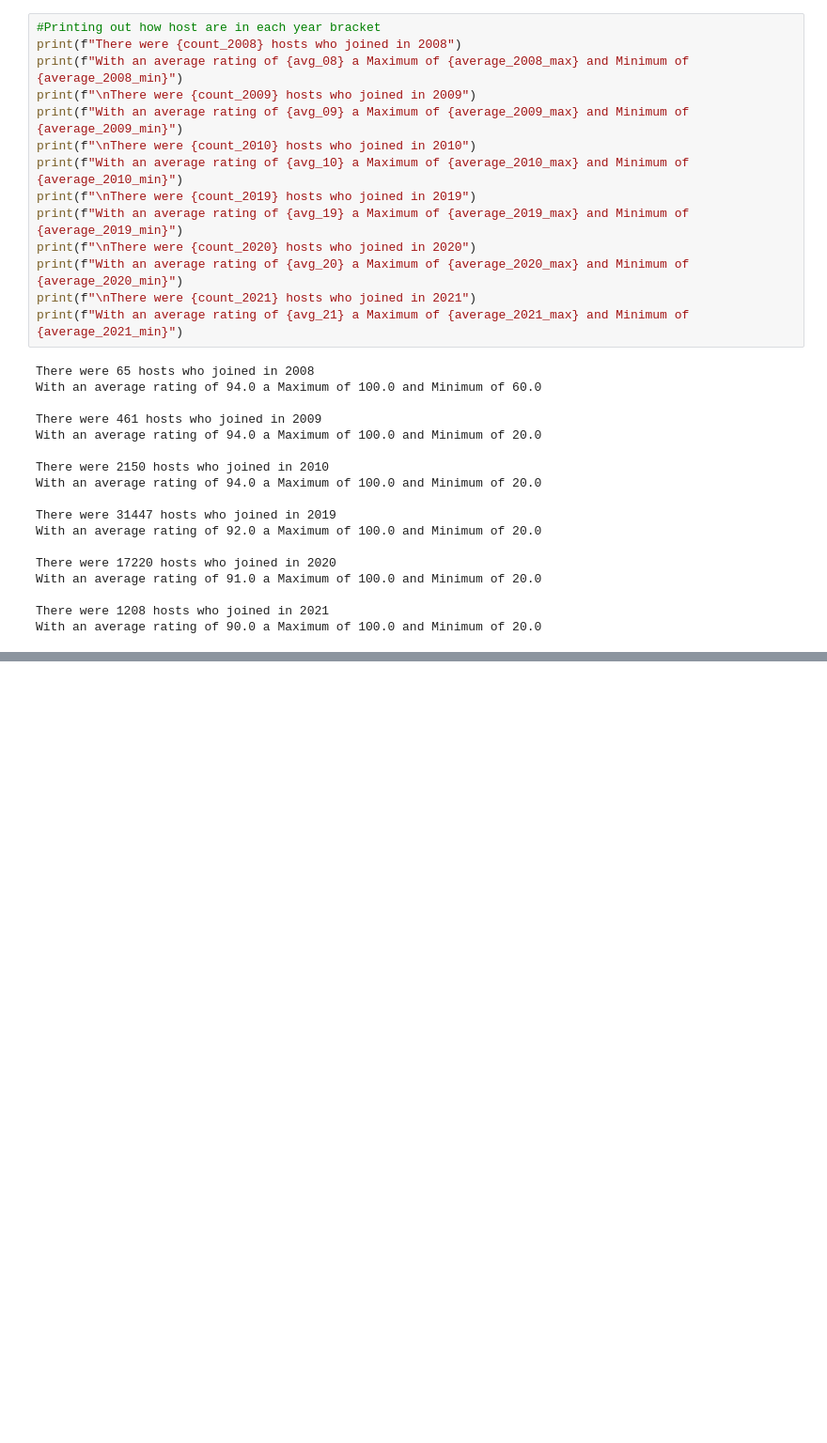
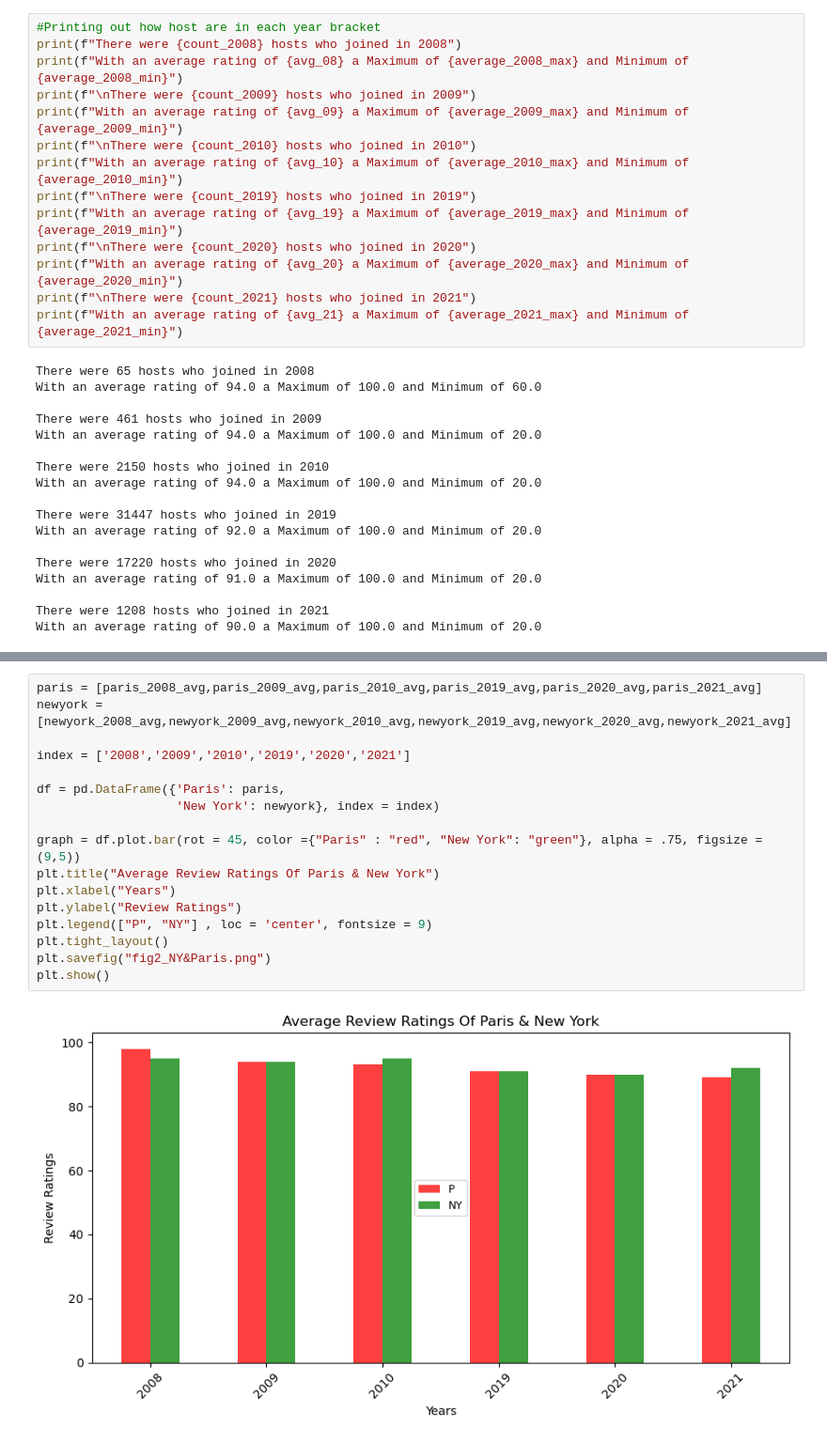
Before and after one commit to Sikebro/Project_1, a Jupyter notebook: Reviews.ipynb, the cells around one changed output, grey strips where cells are left out. Shown at 94% size. Drawn from its saved outputs; the diff is of its cells as text; blank space fills up the shorter version.

```diff
--- a/Reviews.ipynb
+++ b/Reviews.ipynb
@@ -156,0 +206,19 @@ KeyError: 'Column not found: Hong Kong'
+# %%
+paris = [paris_2008_avg,paris_2009_avg,paris_2010_avg,paris_2019_avg,paris_2020_avg,paris_2021_avg]
+newyork = [newyork_2008_avg,newyork_2009_avg,newyork_2010_avg,newyork_2019_avg,newyork_2020_avg,newyork_2021_avg]
+
+index = ['2008','2009','2010','2019','2020','2021']
+
+df = pd.DataFrame({'Paris': paris,
+                   'New York': newyork}, index = index)
+
+graph = df.plot.bar(rot = 45, color ={"Paris" : "red", "New York": "green"}, alpha = .75, figsize = (9,5))
+plt.title("Average Review Ratings Of Paris & New York")
+plt.xlabel("Years")
+plt.ylabel("Review Ratings")
+plt.legend(["P", "NY"] , loc = 'center', fontsize = 9)
+plt.tight_layout()
+plt.savefig("fig2_NY&Paris.png")
+plt.show()
+# %% [output]
+[figure, added]
```
Also changed, not shown: parts of 6 cells of this notebook, 1 other file.
